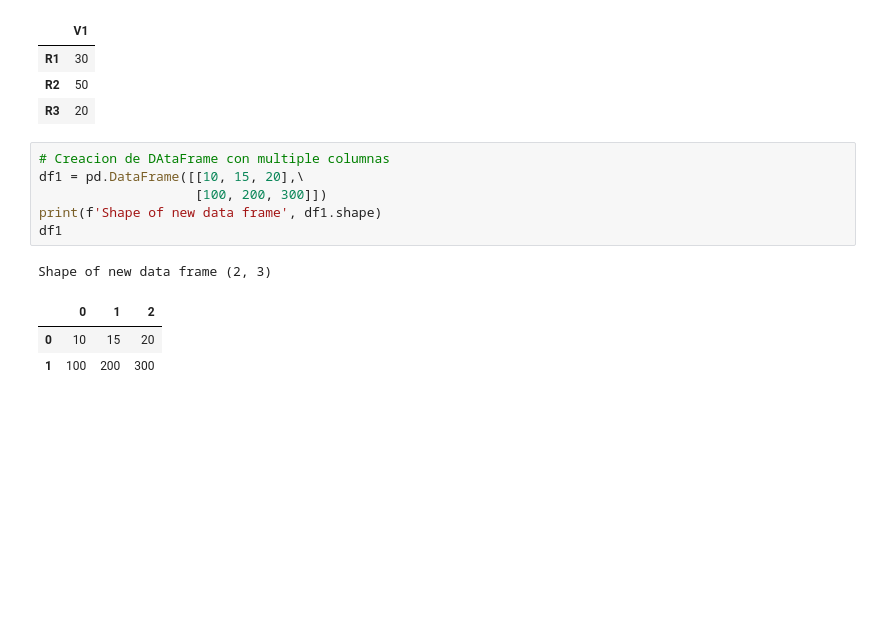
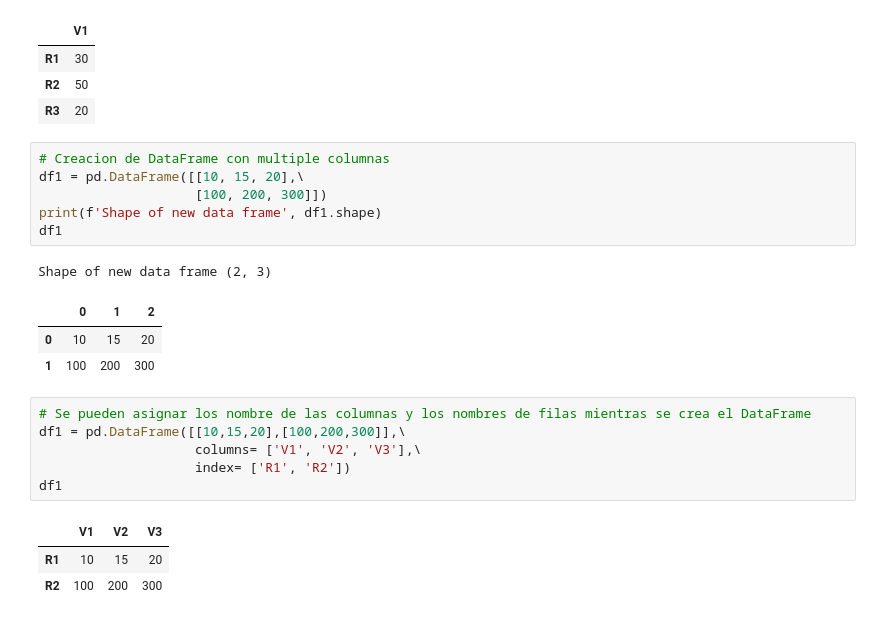
Before and after one commit to secarvallo/PANDAS, a Jupyter notebook: Activity1.01/01_Activity.ipynb, the cells around one changed output. Cells and saved outputs as stored; diff of their text form; blank space fills up the shorter version.

```diff
--- a/Activity1.01/01_Activity.ipynb
+++ b/Activity1.01/01_Activity.ipynb
@@ -98,7 +98,7 @@ df
 | R2 | 50 |
 | R3 | 20 |
 # %%
-# Creacion de DAtaFrame con multiple columnas
+# Creacion de DataFrame con multiple columnas
 df1 = pd.DataFrame([[10, 15, 20],\
                     [100, 200, 300]])
 print(f'Shape of new data frame', df1.shape)
@@ -108,3 +108,13 @@ Shape of new data frame (2, 3)
 |  | 0 | 1 | 2 |
 | 0 | 10 | 15 | 20 |
 | 1 | 100 | 200 | 300 |
+# %%
+# Se pueden asignar los nombre de las columnas y los nombres de filas mientras se crea el DataFrame
+df1 = pd.DataFrame([[10,15,20],[100,200,300]],\
+                    columns= ['V1', 'V2', 'V3'],\
+                    index= ['R1', 'R2'])
+df1
+# %% [output]
+|  | V1 | V2 | V3 |
+| R1 | 10 | 15 | 20 |
+| R2 | 100 | 200 | 300 |
```
Also changed, not shown: parts of 7 cells of this notebook.
